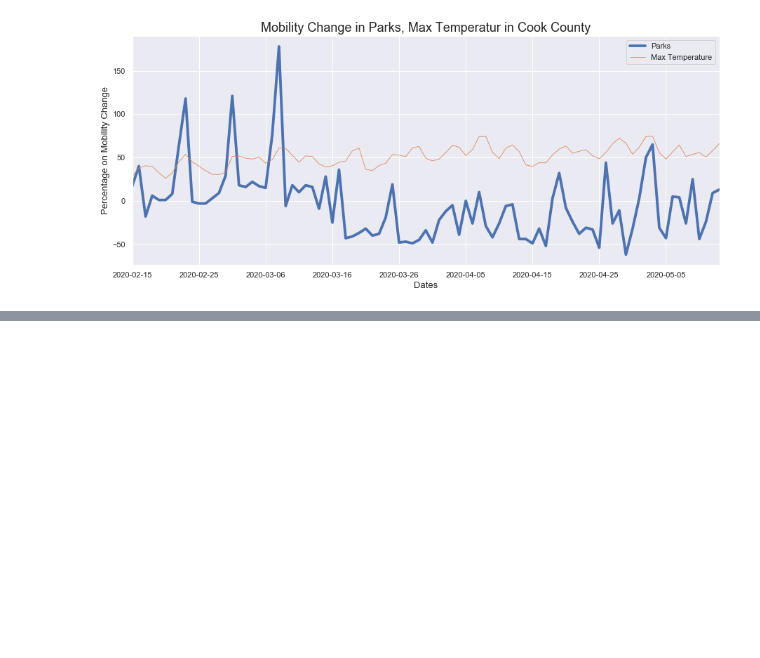
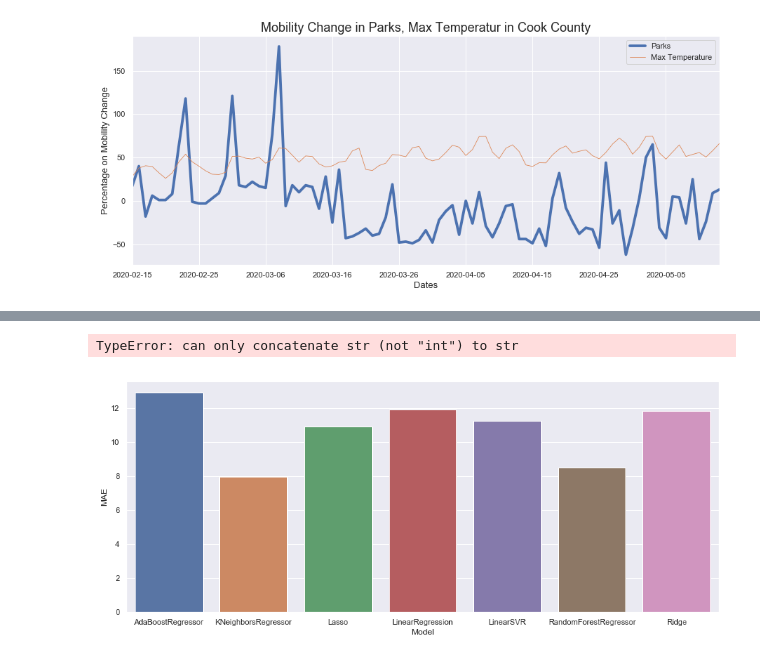
Before and after one commit to LittleAhn/covid19-ml-project, a Jupyter notebook: scripts/building_graphs.ipynb, the cells around one changed output, grey strips where cells are left out. Drawn from its saved outputs; the diff is of its cells as text; code cells hidden in the pictures; blank space fills up the shorter version.

```diff
--- a/scripts/building_graphs.ipynb
+++ b/scripts/building_graphs.ipynb
@@ -221,0 +223,6 @@ Text(0.5,1,'MAE Comparison Between Models')
+# %%
+ax = sns.barplot(x=with_pca_min.index, y='MAE', data=with_pca_min)
+ax = sns.barplot(x=without_pca_min.index + 8, y='MAE', data=without_pca_min)
+# %% [output]
+TypeError: can only concatenate str (not "int") to str
+[figure, added]
```
Also changed, not shown: parts of 3 cells of this notebook, 1 other file.
